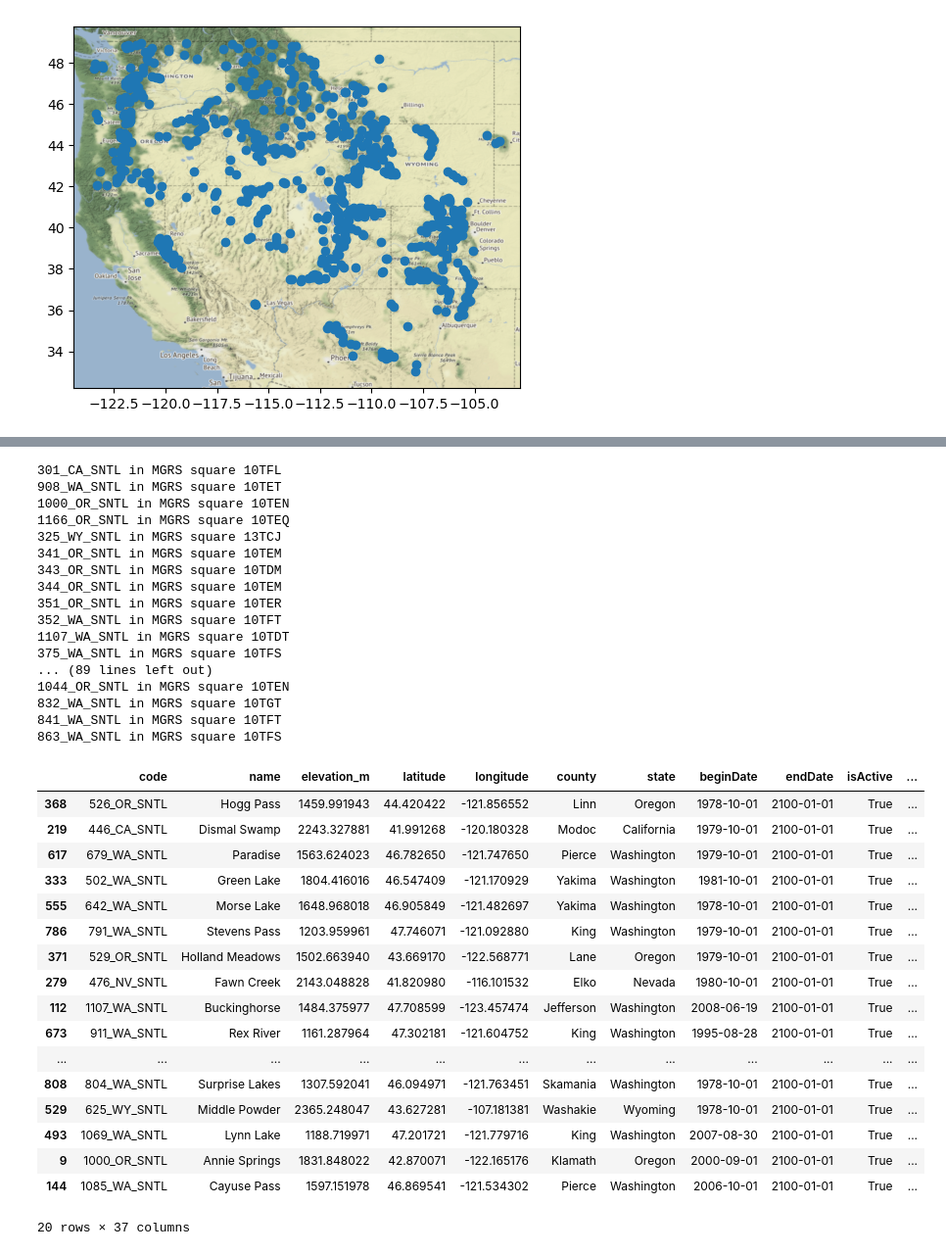
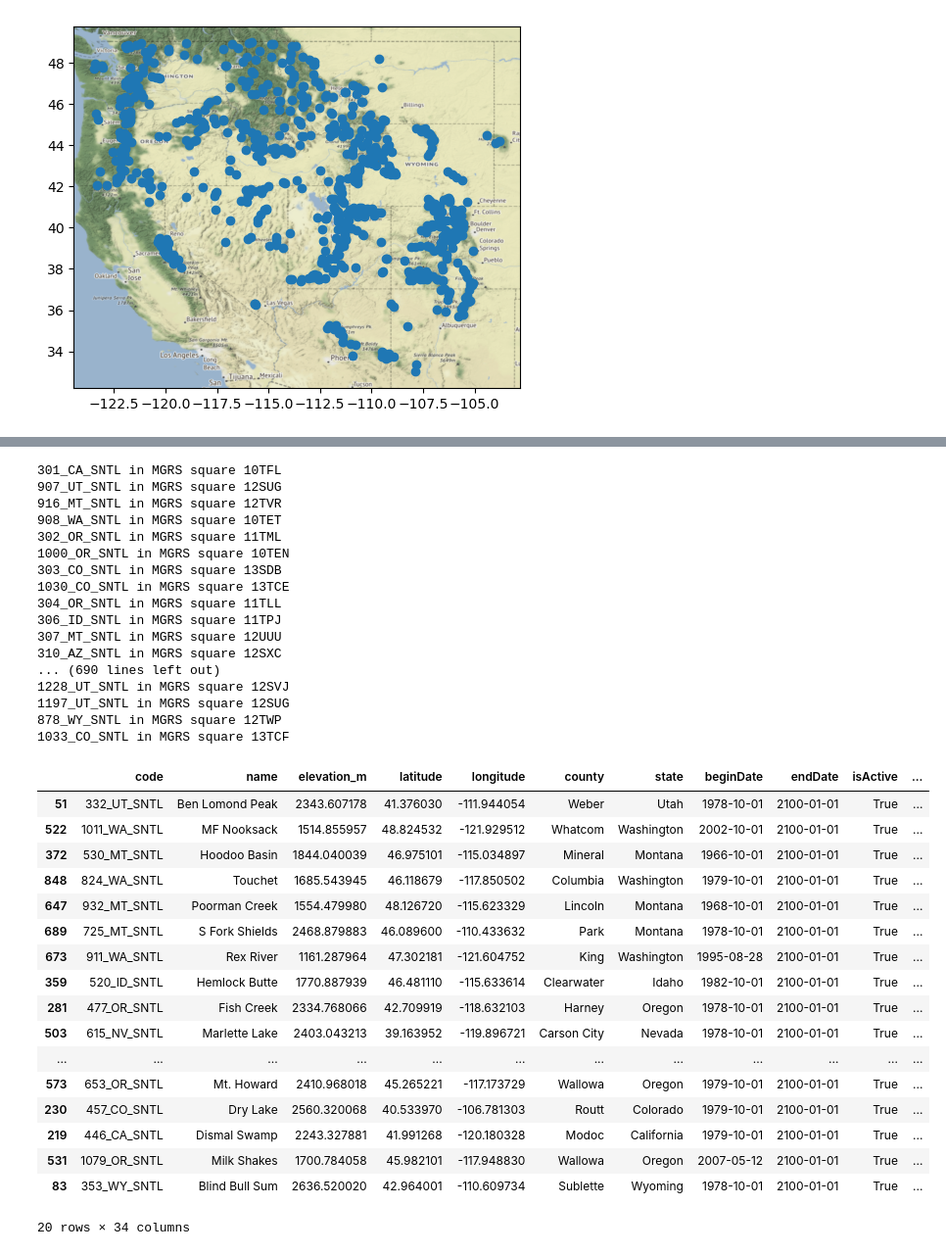
Before and after one commit to egagli/sar_snowmelt_timing, a Jupyter notebook: examples/snotel_sar_snowmelt_comparison.ipynb, the cells around one changed output, grey strips where cells are left out. Shown at 98% size. Saved outputs shown, nothing was run; the diff lists cells and outputs as text; code cells hidden in the pictures.

Commit message:
update snotel comparison with all available snotel stations, original vvvh method 40m

```diff
--- a/examples/snotel_sar_snowmelt_comparison.ipynb
+++ b/examples/snotel_sar_snowmelt_comparison.ipynb
@@ -43,6 +50,7 @@ ctx.add_basemap(ax=ax, crs=snotel_gf.crs, source=ctx.providers.Stamen.Terrain, a
 # %%
 years = [2015,2016,2017,2018,2019,2020,2021,2022]
 years = [2016,2017,2018,2019,2020,2021,2022]
+years = [2017,2018,2019,2020,2021,2022]
 max_swe_years = [f'max_swe_{year}' for year in years]
 # %%
 for i,row in snotel_gf.iterrows():
@@ -80,7 +88,7 @@ snotel_gf = snotel_gf.to_crs('EPSG:32611')
 buffer = 500 # at 1000m with 2015 excluded, medians of medians at 38 days, with 500m 34 days, with 200m 36.25 days, with 2000m 37 days
 snotel_gf = gpd.GeoDataFrame(snotel_gf,geometry=snotel_gf.buffer(buffer))
 # %%
-sas_token = "se=2023-02-13T19%3A15Z&sp=racwdl&sv=2018-11-09&sr=c&skoid=b4d39ccb-ca9c-4e9d-a183-5e0f3ba3e609&sktid=f6b6dd5b-f02f-441a-99a0-162ac5060bd2&skt=2023-02-06T19%3A16%3A18Z&ske=2023-02-13T19%3A15%3A00Z&sks=b&skv=2018-11-09&sig=z/AIiFdLunJ/tg9i/gJUqvLRgRxghWgXiIyAm1sV2Zo%3D"
+sas_token = "se=2023-02-27T21%3A29Z&sp=racwdl&sv=2018-11-09&sr=c&skoid=b4d39ccb-ca9c-4e9d-a183-5e0f3ba3e609&sktid=f6b6dd5b-f02f-441a-99a0-162ac5060bd2&skt=2023-02-20T21%3A30%3A01Z&ske=2023-02-27T21%3A29%3A00Z&sks=b&skv=2018-11-09&sig=p0mG2aPIjQaBOhBFGGf%2BnGJLZhsarSAn2zoWfB0zxMA%3D"
 tile_names = [tile[-5:] for tile in adlfs.AzureBlobFileSystem(account_name="snowmelt", credential=sas_token, anon=False).ls('snowmelt/eric/MGRS/')]
 # %%
 stats=['count', 'min', 'max', 'mean', 'median', 'std']
@@ -116,22 +124,22 @@ for i,row in snotel_gf.iterrows():
                 print(f'Error with tile {row.mgrs} for year {year}')
 # %% [output]
 301_CA_SNTL in MGRS square 10TFL
+907_UT_SNTL in MGRS square 12SUG
+916_MT_SNTL in MGRS square 12TVR
 908_WA_SNTL in MGRS square 10TET
+302_OR_SNTL in MGRS square 11TML
 1000_OR_SNTL in MGRS square 10TEN
-1166_OR_SNTL in MGRS square 10TEQ
-325_WY_SNTL in MGRS square 13TCJ
-341_OR_SNTL in MGRS square 10TEM
-343_OR_SNTL in MGRS square 10TDM
-344_OR_SNTL in MGRS square 10TEM
-351_OR_SNTL in MGRS square 10TER
-352_WA_SNTL in MGRS square 10TFT
-1107_WA_SNTL in MGRS square 10TDT
-375_WA_SNTL in MGRS square 10TFS
-... (89 lines left out)
-1044_OR_SNTL in MGRS square 10TEN
-832_WA_SNTL in MGRS square 10TGT
-841_WA_SNTL in MGRS square 10TFT
-863_WA_SNTL in MGRS square 10TFS
+303_CO_SNTL in MGRS square 13SDB
+1030_CO_SNTL in MGRS square 13TCE
+304_OR_SNTL in MGRS square 11TLL
+306_ID_SNTL in MGRS square 11TPJ
+307_MT_SNTL in MGRS square 12UUU
+310_AZ_SNTL in MGRS square 12SXC
+... (690 lines left out)
+1228_UT_SNTL in MGRS square 12SVJ
+1197_UT_SNTL in MGRS square 12SUG
+878_WY_SNTL in MGRS square 12TWP
+1033_CO_SNTL in MGRS square 13TCF
 # %%
 for year in years:
     snotel_gf[f'offset_{year}'] = snotel_gf[f'max_swe_{year}'] - snotel_gf[f'sar_runoff_{year}']
@@ -139,26 +147,27 @@ for year in years:
 snotel_gf['median_offset'] = snotel_gf[snotel_gf.columns[pd.Series(snotel_gf.columns).str.startswith('offset')]].abs().median(axis=1)
 snotel_gf['mean_offset'] = snotel_gf[snotel_gf.columns[pd.Series(snotel_gf.columns).str.startswith('offset')]].abs().mean(axis=1)
 # %%
-snotel_gf.sort_values('median_offset').head(20)
+snotel_gf.sort_values('mean_offset').head(20)
+#snotel_gf.sort_values('median_offset').head(20)
 # %% [output]
 |  | code | name | elevation_m | latitude | longitude | county | state | beginDate | endDate | isActive | ... |
-| 368 | 526_OR_SNTL | Hogg Pass | 1459.991943 | 44.420422 | -121.856552 | Linn | Oregon | 1978-10-01 | 2100-01-01 | True | ... |
+| 51 | 332_UT_SNTL | Ben Lomond Peak | 2343.607178 | 41.376030 | -111.944054 | Weber | Utah | 1978-10-01 | 2100-01-01 | True | ... |
+| 522 | 1011_WA_SNTL | MF Nooksack | 1514.855957 | 48.824532 | -121.929512 | Whatcom | Washington | 2002-10-01 | 2100-01-01 | True | ... |
+| 372 | 530_MT_SNTL | Hoodoo Basin | 1844.040039 | 46.975101 | -115.034897 | Mineral | Montana | 1966-10-01 | 2100-01-01 | True | ... |
+| 848 | 824_WA_SNTL | Touchet | 1685.543945 | 46.118679 | -117.850502 | Columbia | Washington | 1979-10-01 | 2100-01-01 | True | ... |
+| 647 | 932_MT_SNTL | Poorman Creek | 1554.479980 | 48.126720 | -115.623329 | Lincoln | Montana | 1968-10-01 | 2100-01-01 | True | ... |
+| 689 | 725_MT_SNTL | S Fork Shields | 2468.879883 | 46.089600 | -110.433632 | Park | Montana | 1978-10-01 | 2100-01-01 | True | ... |
+| 673 | 911_WA_SNTL | Rex River | 1161.287964 | 47.302181 | -121.604752 | King | Washington | 1995-08-28 | 2100-01-01 | True | ... |
+| 359 | 520_ID_SNTL | Hemlock Butte | 1770.887939 | 46.481110 | -115.633614 | Clearwater | Idaho | 1982-10-01 | 2100-01-01 | True | ... |
+| 281 | 477_OR_SNTL | Fish Creek | 2334.768066 | 42.709919 | -118.632103 | Harney | Oregon | 1978-10-01 | 2100-01-01 | True | ... |
+| 503 | 615_NV_SNTL | Marlette Lake | 2403.043213 | 39.163952 | -119.896721 | Carson City | Nevada | 1978-10-01 | 2100-01-01 | True | ... |
+| ... | ... | ... | ... | ... | ... | ... | ... | ... | ... | ... | ... |
+| 573 | 653_OR_SNTL | Mt. Howard | 2410.968018 | 45.265221 | -117.173729 | Wallowa | Oregon | 1979-10-01 | 2100-01-01 | True | ... |
+| 230 | 457_CO_SNTL | Dry Lake | 2560.320068 | 40.533970 | -106.781303 | Routt | Colorado | 1979-10-01 | 2100-01-01 | True | ... |
 | 219 | 446_CA_SNTL | Dismal Swamp | 2243.327881 | 41.991268 | -120.180328 | Modoc | California | 1979-10-01 | 2100-01-01 | True | ... |
-| 617 | 679_WA_SNTL | Paradise | 1563.624023 | 46.782650 | -121.747650 | Pierce | Washington | 1979-10-01 | 2100-01-01 | True | ... |
-| 333 | 502_WA_SNTL | Green Lake | 1804.416016 | 46.547409 | -121.170929 | Yakima | Washington | 1981-10-01 | 2100-01-01 | True | ... |
-| 555 | 642_WA_SNTL | Morse Lake | 1648.968018 | 46.905849 | -121.482697 | Yakima | Washington | 1978-10-01 | 2100-01-01 | True | ... |
-| 786 | 791_WA_SNTL | Stevens Pass | 1203.959961 | 47.746071 | -121.092880 | King | Washington | 1979-10-01 | 2100-01-01 | True | ... |
-| 371 | 529_OR_SNTL | Holland Meadows | 1502.663940 | 43.669170 | -122.568771 | Lane | Oregon | 1979-10-01 | 2100-01-01 | True | ... |
-| 279 | 476_NV_SNTL | Fawn Creek | 2143.048828 | 41.820980 | -116.101532 | Elko | Nevada | 1980-10-01 | 2100-01-01 | True | ... |
-| 112 | 1107_WA_SNTL | Buckinghorse | 1484.375977 | 47.708599 | -123.457474 | Jefferson | Washington | 2008-06-19 | 2100-01-01 | True | ... |
-| 673 | 911_WA_SNTL | Rex River | 1161.287964 | 47.302181 | -121.604752 | King | Washington | 1995-08-28 | 2100-01-01 | True | ... |
-| ... | ... | ... | ... | ... | ... | ... | ... | ... | ... | ... | ... |
-| 808 | 804_WA_SNTL | Surprise Lakes | 1307.592041 | 46.094971 | -121.763451 | Skamania | Washington | 1978-10-01 | 2100-01-01 | True | ... |
-| 529 | 625_WY_SNTL | Middle Powder | 2365.248047 | 43.627281 | -107.181381 | Washakie | Wyoming | 1978-10-01 | 2100-01-01 | True | ... |
-| 493 | 1069_WA_SNTL | Lynn Lake | 1188.719971 | 47.201721 | -121.779716 | King | Washington | 2007-08-30 | 2100-01-01 | True | ... |
-| 9 | 1000_OR_SNTL | Annie Springs | 1831.848022 | 42.870071 | -122.165176 | Klamath | Oregon | 2000-09-01 | 2100-01-01 | True | ... |
-| 144 | 1085_WA_SNTL | Cayuse Pass | 1597.151978 | 46.869541 | -121.534302 | Pierce | Washington | 2006-10-01 | 2100-01-01 | True | ... |
+| 531 | 1079_OR_SNTL | Milk Shakes | 1700.784058 | 45.982101 | -117.948830 | Wallowa | Oregon | 2007-05-12 | 2100-01-01 | True | ... |
+| 83 | 353_WY_SNTL | Blind Bull Sum | 2636.520020 | 42.964001 | -110.609734 | Sublette | Wyoming | 1978-10-01 | 2100-01-01 | True | ... |
-20 rows × 37 columns
+20 rows × 34 columns
 # %%
 f,ax=plt.subplots(2,1,figsize=(10,10))
 snotel_gf['median_offset'].hist(bins=20,ax=ax[0])
```
Also changed, not shown: parts of 11 cells of this notebook.
